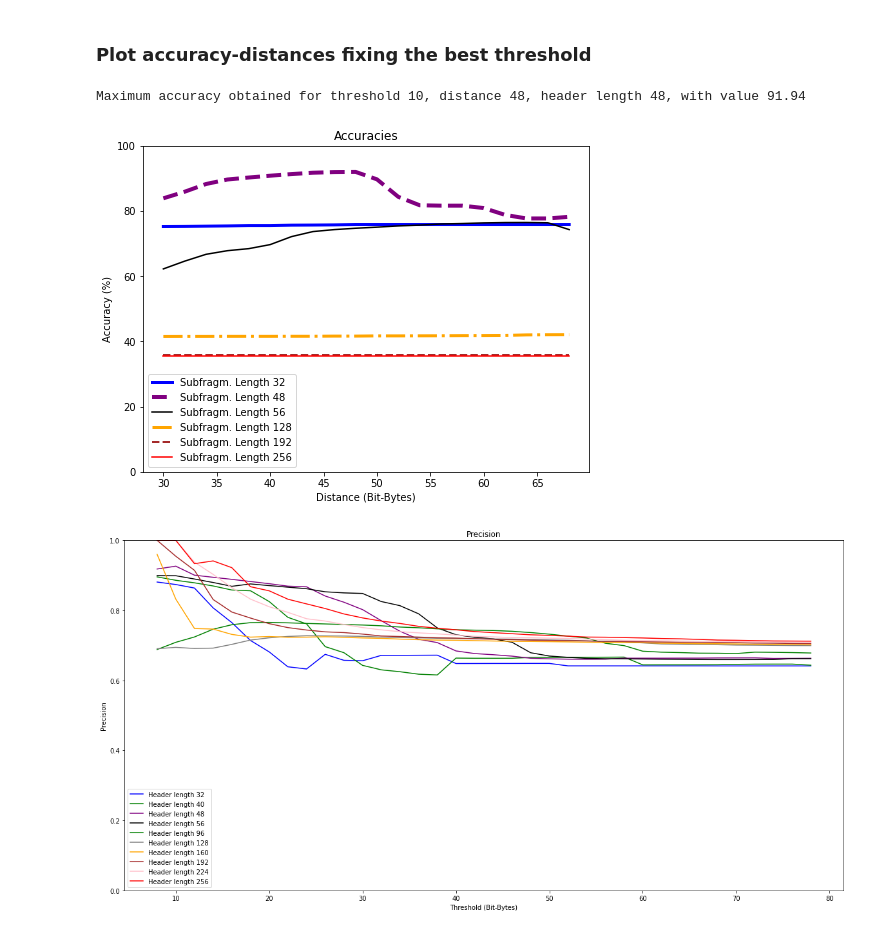
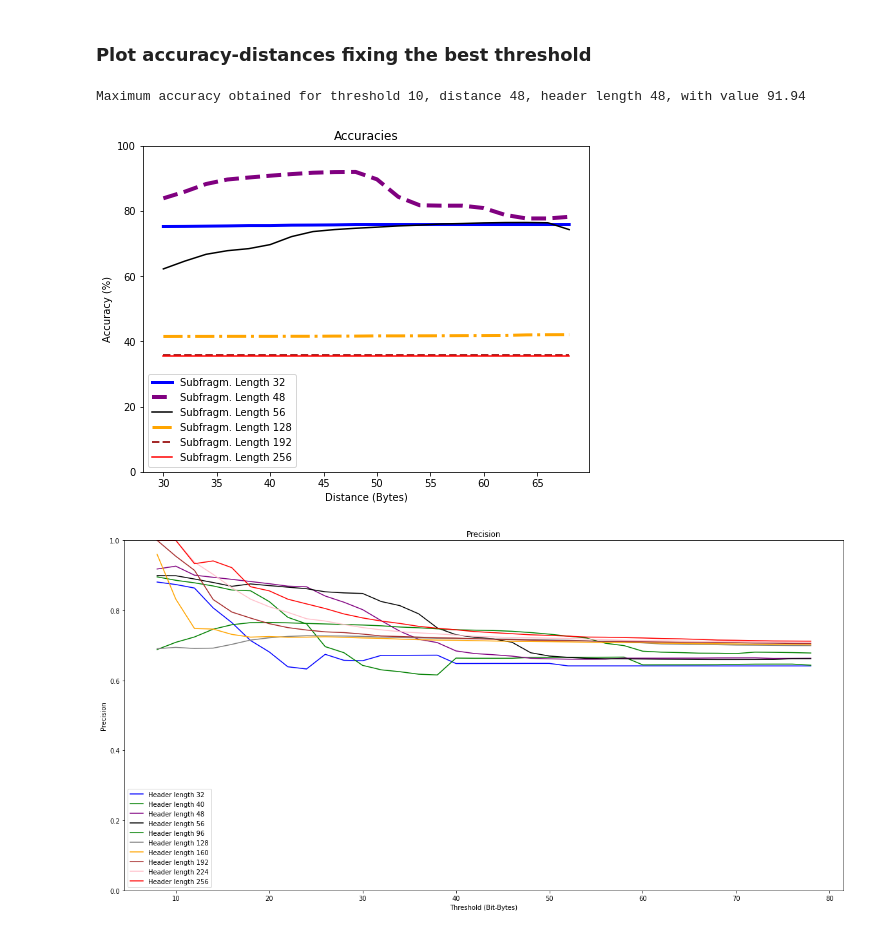
Before and after one commit to gomitolof/DAA-for-Ransomware-detection, a Jupyter notebook: models_mix/3F_mix_avg.ipynb, the cells around one changed output. Cells and saved outputs as stored; diff of their text form; code cells hidden in the pictures.

```diff
--- a/models_mix/3F_mix_avg.ipynb
+++ b/models_mix/3F_mix_avg.ipynb
@@ -324,32 +324,32 @@ Maximum accuracy obtained for threshold 10, distance 48, header length 48, with
 # %%
 ind = np.unravel_index(np.argmax(acc_des, axis=None), acc_des.shape)
 t = ind[0]
 print("Maximum accuracy obtained for threshold %2d, distance %2d, header length %2d, with value %3.2f" % (thresholds[ind[0]], distances[ind[1]], 8*(ind[2]+1), acc_des[ind]))
 
 # Accuracy = (TP+TN)/(TP+TN+FP+FN)
 hl_dist = acc_des.transpose()
 
 # Plot of the accuracies obtained using different threshold and different header lengths
 plt.figure(figsize=(8,6))
 plt.title("Accuracies")
-plt.xlabel("Distance (Bit-Bytes)")
+plt.xlabel("Distance (Bytes)")
 plt.ylabel("Accuracy (%)")
 plt.plot(distances, hl_dist[3,:,t], color="blue",linewidth=3,linestyle='-', label="Subfragm. Length 32")
 #plt.plot(thresholds, hl_thresh[4][d], color="green", label="Length 40")
 plt.plot(distances, hl_dist[5,:,t], color="purple",linewidth=4,linestyle='--', label="Subfragm. Length 48")
 plt.plot(distances, hl_dist[6,:,t], color="black",linewidth=1.5,linestyle='-', label="Subfragm. Length 56")
 plt.plot(distances, hl_dist[15,:,t], color="orange",linewidth=3,linestyle='-.', label="Subfragm. Length 128")
 #plt.plot(thresholds, hl_thresh[19][d], color="orange", label="Fragm. length 160")
 plt.plot(distances, hl_dist[23,:,t], color="brown",linewidth=2,linestyle='--', label="Subfragm. Length 192")
 #plt.plot(thresholds, hl_thresh[27][d], color="pink", label="Fragm. length 224")
 plt.plot(distances, hl_dist[31,:,t], color="red",linewidth=1.5,linestyle='-', label="Subfragm. Length 256")
 plt.legend()
 plt.ylim([0, 100])
 plt.savefig('../Img/acc_3F_mix_dist.pdf')
 plt.show()
 # %% [output]
 Maximum accuracy obtained for threshold 10, distance 48, header length 48, with value 91.94
-[figure, old version]
+[figure, new version]
 # %%
 #Precision = TP/TP+FP
 
```
Also changed, not shown: 5 other files.
